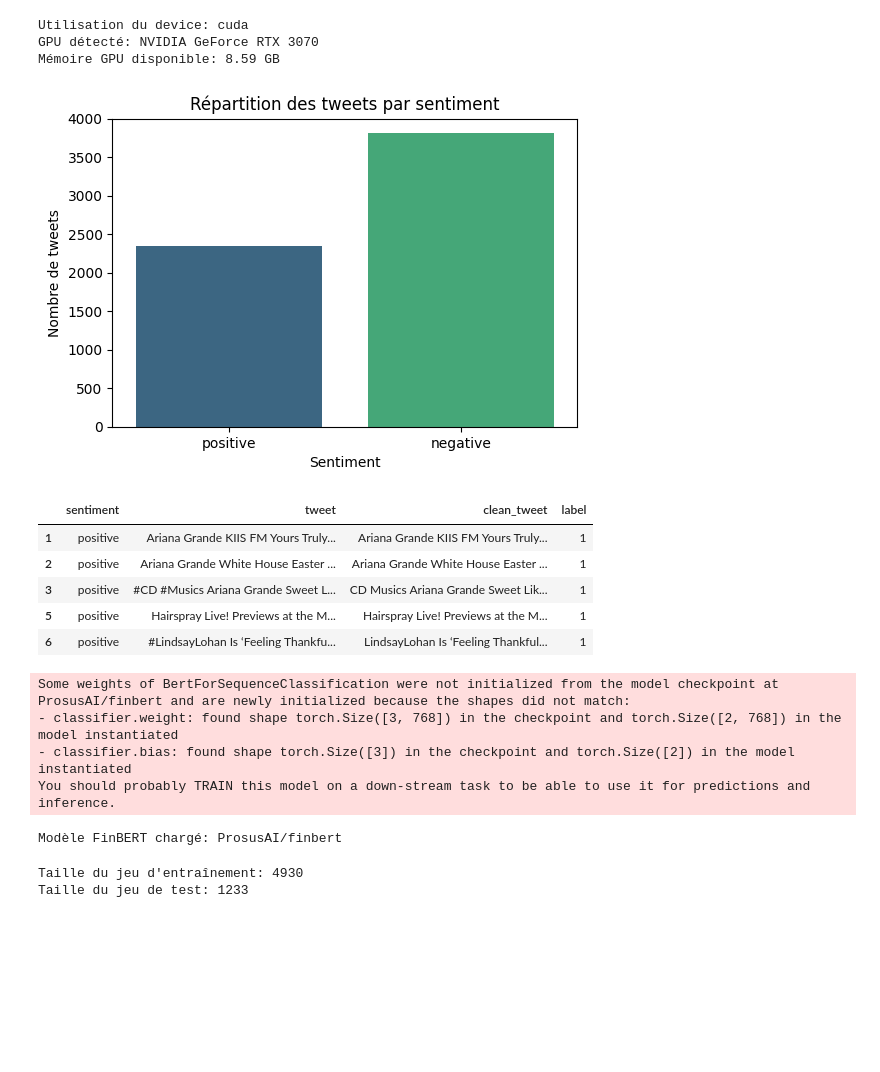
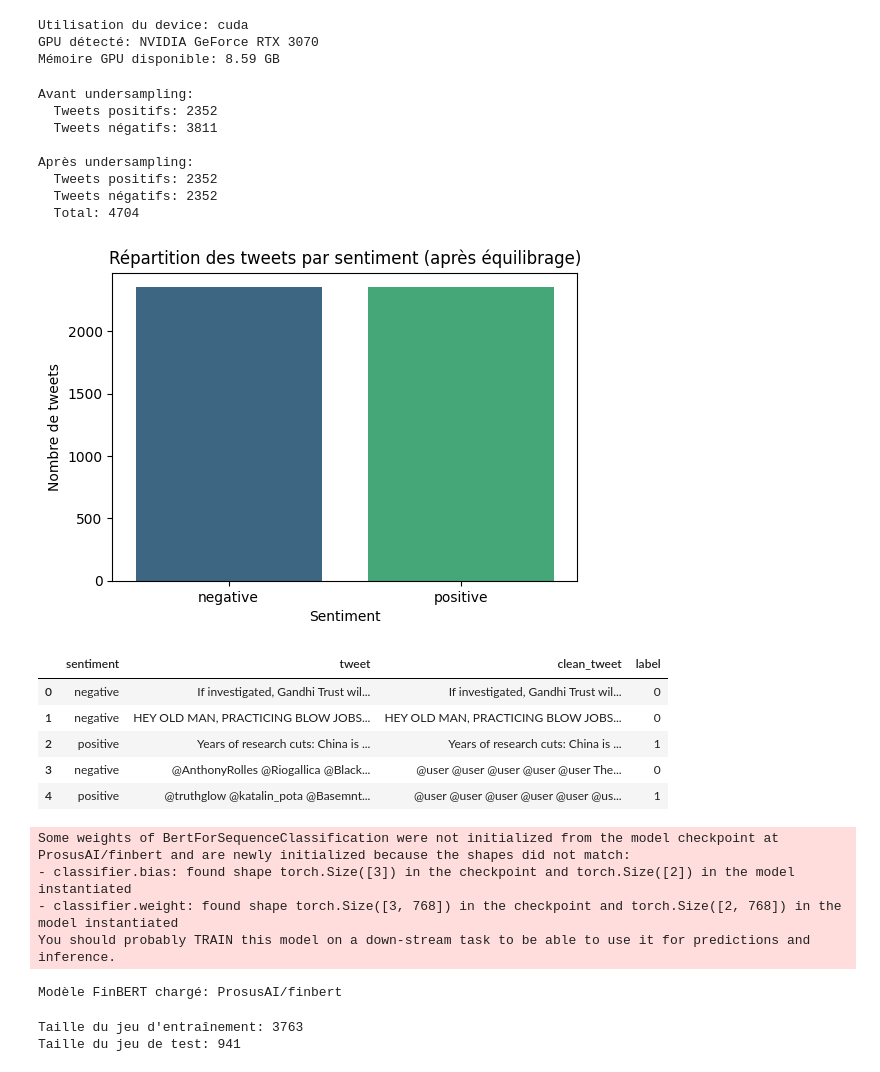
Before and after one commit to Victorlstd/FinsightAI, a Jupyter notebook: NLP/Analyse_Tweets.ipynb, the cells around one changed output. Saved outputs shown, nothing was run; the diff lists cells and outputs as text; code cells hidden in the pictures; blank space fills up the shorter version.

Commit message:
undersampling dataset tweets

```diff
--- a/NLP/Analyse_Tweets.ipynb
+++ b/NLP/Analyse_Tweets.ipynb
@@ -32,19 +32,59 @@ GPU détecté: NVIDIA GeForce RTX 3070
 Mémoire GPU disponible: 8.59 GB
 # %%
 # 1. Chargement et nettoyage du fichier txt
-df = pd.read_csv("SemEval.txt", sep="\t", header=None, names=["id", "sentiment", "tweet"])
+df = pd.read_csv("data/Tweets.txt", sep="\t", header=None, names=["id", "sentiment", "tweet"])
 df = df[df["sentiment"].isin(["positive", "negative"])].copy()
 df.drop(columns=["id"], inplace=True)
+
+# Undersampling pour équilibrer les classes
+from sklearn.utils import resample
+
+# Séparer par classe
+df_positive = df[df['sentiment'] == 'positive']
+df_negative = df[df['sentiment'] == 'negative']
+
+print(f"Avant undersampling:")
+print(f"  Tweets positifs: {len(df_positive)}")
+print(f"  Tweets négatifs: {len(df_negative)}")
+
+# Trouver la classe minoritaire
+min_size = min(len(df_positive), len(df_negative))
+
+# Undersampling de la classe majoritaire
+df_positive_downsampled = resample(df_positive,
+                                    replace=False,
+                                    n_samples=min_size,
+                                    random_state=42)
+df_negative_downsampled = resample(df_negative,
+                                    replace=False,
+                                    n_samples=min_size,
+                                    random_state=42)
+
+# Combiner les datasets équilibrés
+df = pd.concat([df_positive_downsampled, df_negative_downsampled]).sample(frac=1, random_state=42).reset_index(drop=True)
+
+print(f"\nAprès undersampling:")
+print(f"  Tweets positifs: {len(df[df['sentiment'] == 'positive'])}")
+print(f"  Tweets négatifs: {len(df[df['sentiment'] == 'negative'])}")
+print(f"  Total: {len(df)}")
 
 # Affichage de la répartition des classes
 plt.figure(figsize=(6,4))
 sns.countplot(x='sentiment', data=df, palette='viridis')
-plt.title("Répartition des tweets par sentiment")
+plt.title("Répartition des tweets par sentiment (après équilibrage)")
 plt.xlabel("Sentiment")
 plt.ylabel("Nombre de tweets")
 plt.show()
 # %% [output]
+Avant undersampling:
+  Tweets positifs: 2352
+  Tweets négatifs: 3811
+
+Après undersampling:
+  Tweets positifs: 2352
+  Tweets négatifs: 2352
+  Total: 4704
-[figure, old version]
+[figure, new version]
 # %%
 # 2. Nettoyage léger du texte (FinBERT gère mieux le texte brut)
 def clean_text_finbert(text):
@@ -60,11 +100,11 @@ df["label"] = df["sentiment"].map({"positive": 1, "negative": 0})
 df.head()
 # %% [output]
 |  | sentiment | tweet | clean_tweet | label |
-| 1 | positive | Ariana Grande KIIS FM Yours Truly... | Ariana Grande KIIS FM Yours Truly... | 1 |
-| 2 | positive | Ariana Grande White House Easter ... | Ariana Grande White House Easter ... | 1 |
-| 3 | positive | #CD #Musics Ariana Grande Sweet L... | CD Musics Ariana Grande Sweet Lik... | 1 |
-| 5 | positive | Hairspray Live! Previews at the M... | Hairspray Live! Previews at the M... | 1 |
-| 6 | positive | #LindsayLohan Is ‘Feeling Thankfu... | LindsayLohan Is ‘Feeling Thankful... | 1 |
+| 0 | negative | If investigated, Gandhi Trust wil... | If investigated, Gandhi Trust wil... | 0 |
+| 1 | negative | HEY OLD MAN, PRACTICING BLOW JOBS... | HEY OLD MAN, PRACTICING BLOW JOBS... | 0 |
+| 2 | positive | Years of research cuts: China is ... | Years of research cuts: China is ... | 1 |
+| 3 | negative | @AnthonyRolles @Riogallica @Black... | @user @user @user @user @user The... | 0 |
+| 4 | positive | @truthglow @katalin_pota @Basemnt... | @user @user @user @user @user @us... | 1 |
 # %%
 # 3. Préparation du Dataset pour FinBERT
 class TweetDataset(Dataset):
@@ -103,6 +143,7 @@ tokenizer = AutoTokenizer.from_pretrained(model_name)
 model = AutoModelForSequenceClassification.from_pretrained(
     model_name,
     num_labels=2,
+    use_safetensors=True,
     ignore_mismatched_sizes=True
 )
 model.to(device)
@@ -110,8 +151,8 @@ model.to(device)
 print(f"Modèle FinBERT chargé: {model_name}")
 # %% [output]
 Some weights of BertForSequenceClassification were not initialized from the model checkpoint at ProsusAI/finbert and are newly initialized because the shapes did not match:
+- classifier.bias: found shape torch.Size([3]) in the checkpoint and torch.Size([2]) in the model instantiated
 - classifier.weight: found shape torch.Size([3, 768]) in the checkpoint and torch.Size([2, 768]) in the model instantiated
-- classifier.bias: found shape torch.Size([3]) in the checkpoint and torch.Size([2]) in the model instantiated
 You should probably TRAIN this model on a down-stream task to be able to use it for predictions and inference.
 Modèle FinBERT chargé: ProsusAI/finbert
 # %%
@@ -131,8 +172,8 @@ test_dataset = TweetDataset(X_test, y_test, tokenizer)
 print(f"Taille du jeu d'entraînement: {len(train_dataset)}")
 print(f"Taille du jeu de test: {len(test_dataset)}")
 # %% [output]
-Taille du jeu d'entraînement: 4930
-Taille du jeu de test: 1233
+Taille du jeu d'entraînement: 3763
+Taille du jeu de test: 941
 # %%
 # 6. Configuration de l'entraînement avec PyTorch natif
 
```
Also changed, not shown: parts of 3 cells of this notebook, 1 other file.
